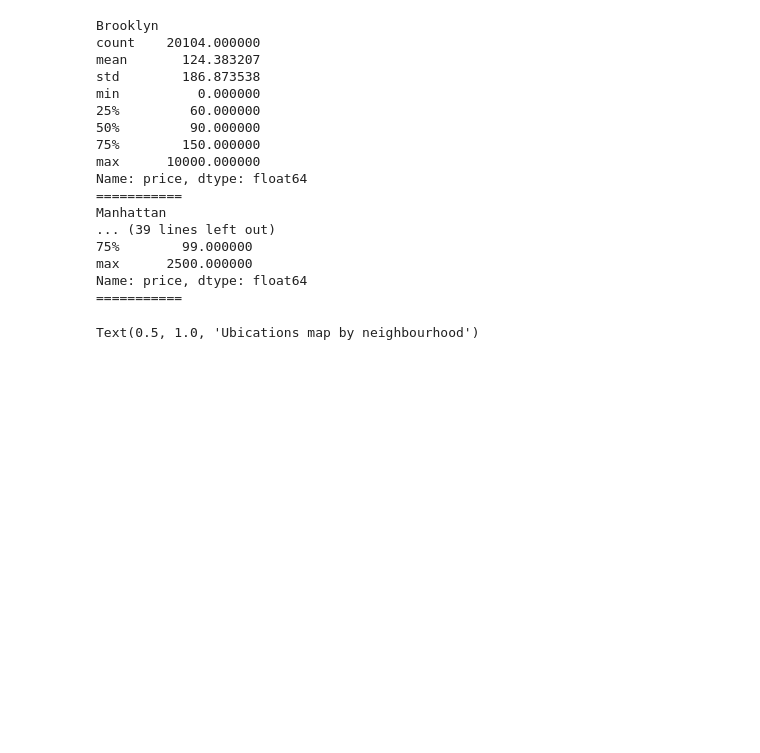
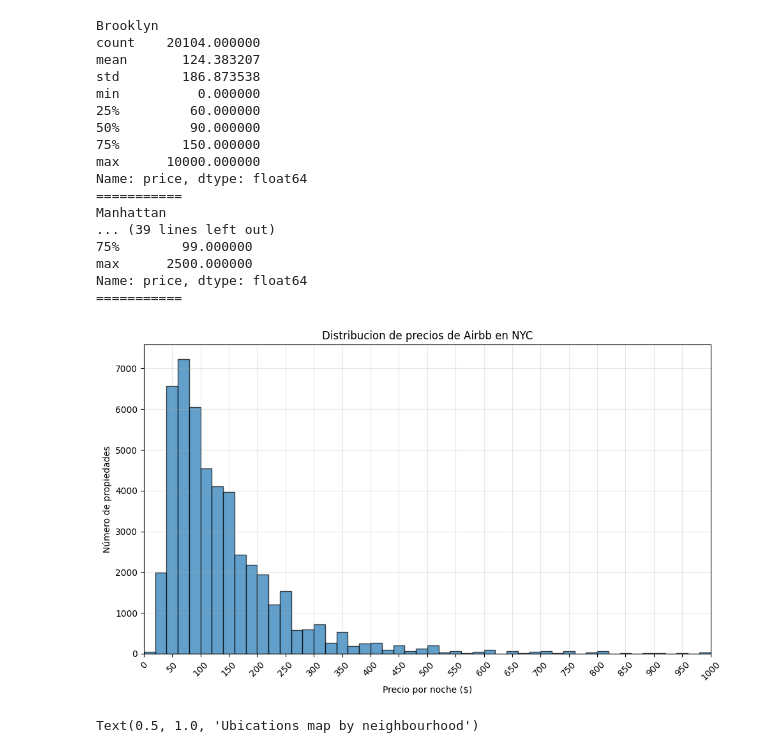
Before and after one commit to 4GeeksAcademy/kiliangil-machine-learning-python-template, a Jupyter notebook: src/explore.ipynb, the cells around one changed output. Drawn from its saved outputs; the diff is of its cells as text; code cells hidden in the pictures; blank space fills up the shorter version.

```diff
--- a/src/explore.ipynb
+++ b/src/explore.ipynb
@@ -99,6 +119,20 @@ Manhattan
 max      2500.000000
 Name: price, dtype: float64
 ===========
+# %%
+#Histograma de precios
+plt.figure(figsize=(10,6))
+plt.hist(df['price'], bins=500, edgecolor= 'black', alpha= 0.7)
+plt. title('Distribucion de precios de Airbb en NYC')
+plt.xlabel('Precio por noche ($)')
+plt.ylabel('Número de propiedades')
+plt.xticks(range(0, 1001, 50), rotation=45)
+plt.xlim(0,1000)
+plt.grid(True, alpha=0.3)
+plt. tight_layout()
+plt.show()
+# %% [output]
+[figure, added]
 # %%
 plt.figure(figsize=(8,6))
 sns.scatterplot(x='longitude', y='latitude', hue='neighbourhood_group', data=df, alpha=0.5)
```
Also changed, not shown: parts of 15 cells of this notebook.
